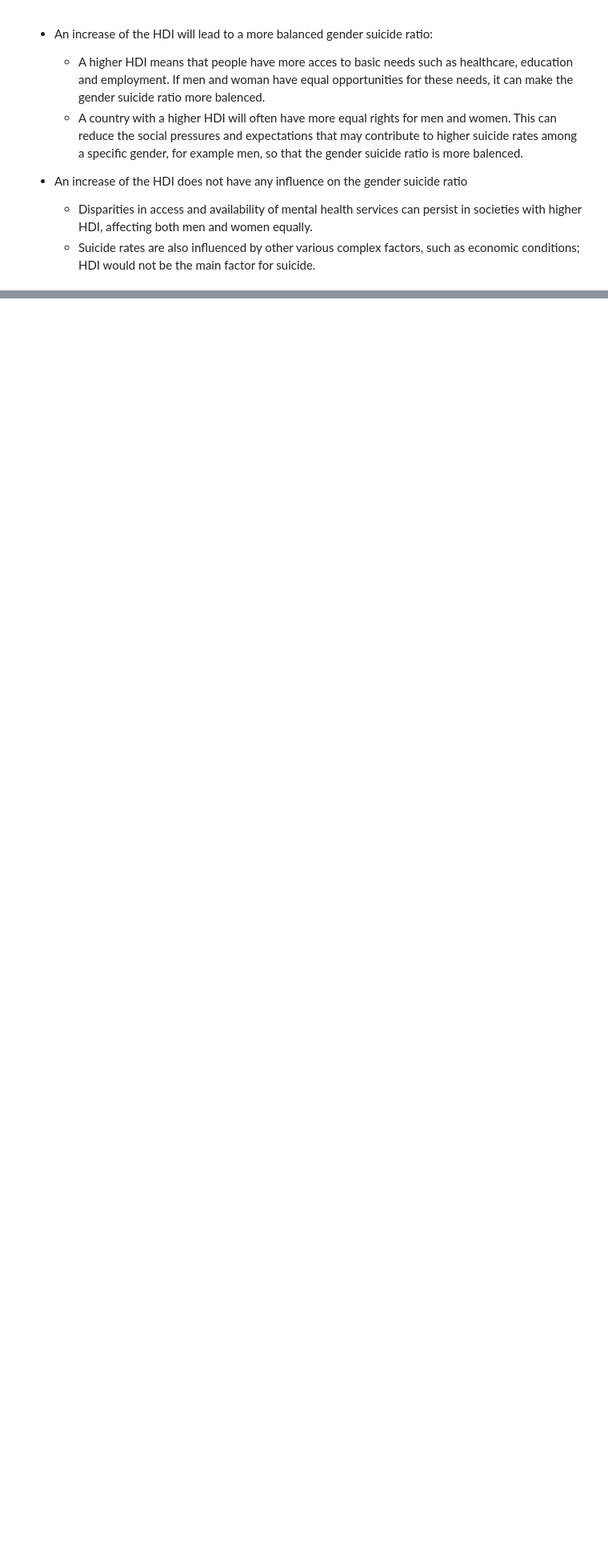
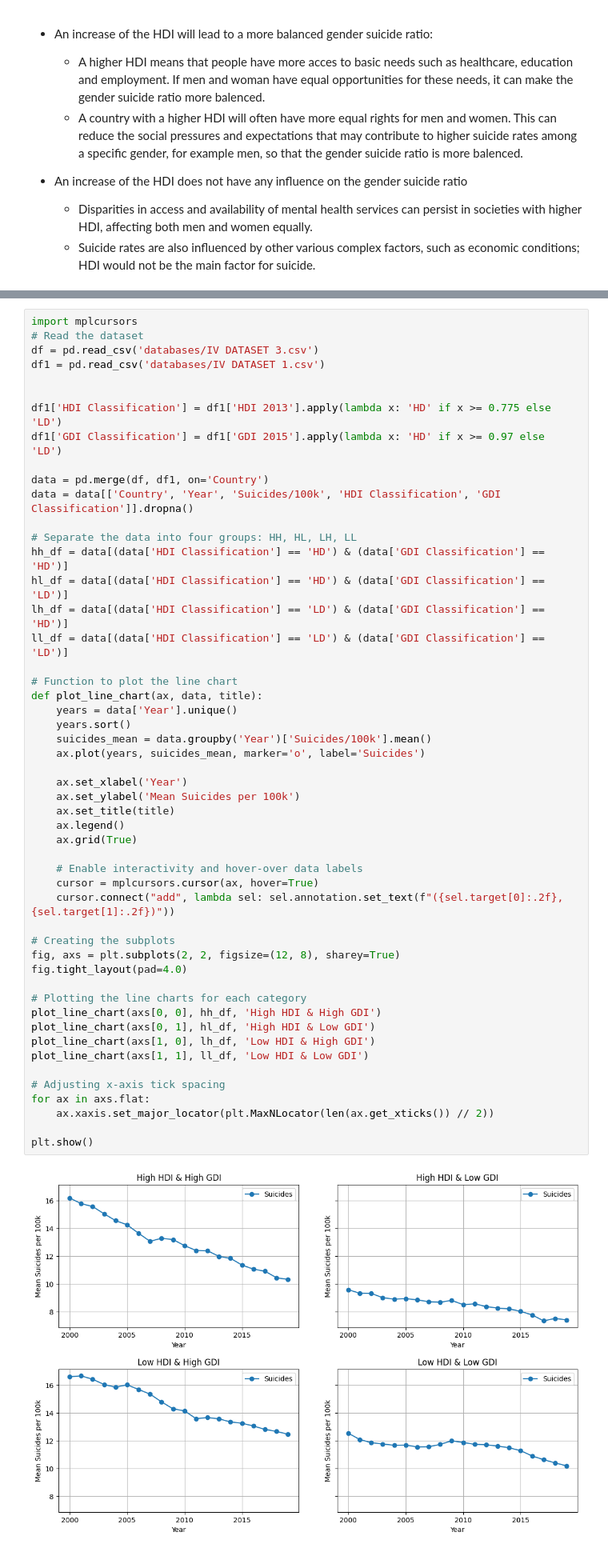
Before and after one commit to Lloydster25/Informatievisualisatie, a Jupyter notebook: draft_group_58.ipynb, the cells around one changed output, grey strips where cells are left out. Shown at 80% size. Saved outputs shown, nothing was run; the diff lists cells and outputs as text; blank space fills up the shorter version.

```diff
--- a/draft_group_58.ipynb
+++ b/draft_group_58.ipynb
@@ -510,6 +539,59 @@ ax.set_yticks([])
 plt.show()
 # %% [output]
 [figure]
+# %%
+import mplcursors
+# Read the dataset
+df = pd.read_csv('databases/IV DATASET 3.csv')
+df1 = pd.read_csv('databases/IV DATASET 1.csv')
+
+
+df1['HDI Classification'] = df1['HDI 2013'].apply(lambda x: 'HD' if x >= 0.775 else 'LD')
+df1['GDI Classification'] = df1['GDI 2015'].apply(lambda x: 'HD' if x >= 0.97 else 'LD')
+
+data = pd.merge(df, df1, on='Country')
+data = data[['Country', 'Year', 'Suicides/100k', 'HDI Classification', 'GDI Classification']].dropna()
+
+# Separate the data into four groups: HH, HL, LH, LL
+hh_df = data[(data['HDI Classification'] == 'HD') & (data['GDI Classification'] == 'HD')]
+hl_df = data[(data['HDI Classification'] == 'HD') & (data['GDI Classification'] == 'LD')]
+lh_df = data[(data['HDI Classification'] == 'LD') & (data['GDI Classification'] == 'HD')]
+ll_df = data[(data['HDI Classification'] == 'LD') & (data['GDI Classification'] == 'LD')]
+
+# Function to plot the line chart
+def plot_line_chart(ax, data, title):
+    years = data['Year'].unique()
+    years.sort()
+    suicides_mean = data.groupby('Year')['Suicides/100k'].mean()
+    ax.plot(years, suicides_mean, marker='o', label='Suicides')
+
+    ax.set_xlabel('Year')
+    ax.set_ylabel('Mean Suicides per 100k')
+    ax.set_title(title)
+    ax.legend()
+    ax.grid(True)
+
+    # Enable interactivity and hover-over data labels
+    cursor = mplcursors.cursor(ax, hover=True)
+    cursor.connect("add", lambda sel: sel.annotation.set_text(f"({sel.target[0]:.2f}, {sel.target[1]:.2f})"))
+
+# Creating the subplots
+fig, axs = plt.subplots(2, 2, figsize=(12, 8), sharey=True)
+fig.tight_layout(pad=4.0)
+
+# Plotting the line charts for each category
+plot_line_chart(axs[0, 0], hh_df, 'High HDI & High GDI')
+plot_line_chart(axs[0, 1], hl_df, 'High HDI & Low GDI')
+plot_line_chart(axs[1, 0], lh_df, 'Low HDI & High GDI')
+plot_line_chart(axs[1, 1], ll_df, 'Low HDI & Low GDI')
+
+# Adjusting x-axis tick spacing
+for ax in axs.flat:
+    ax.xaxis.set_major_locator(plt.MaxNLocator(len(ax.get_xticks()) // 2))
+
+plt.show()
+# %% [output]
+[figure, added]
 # %% [markdown]
 pls work
 # %%
```
Also changed, not shown: parts of 11 cells of this notebook.
